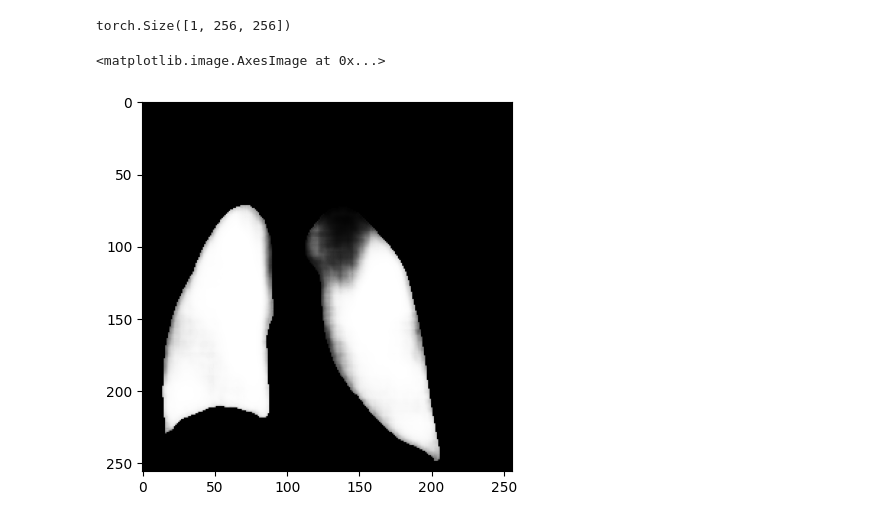
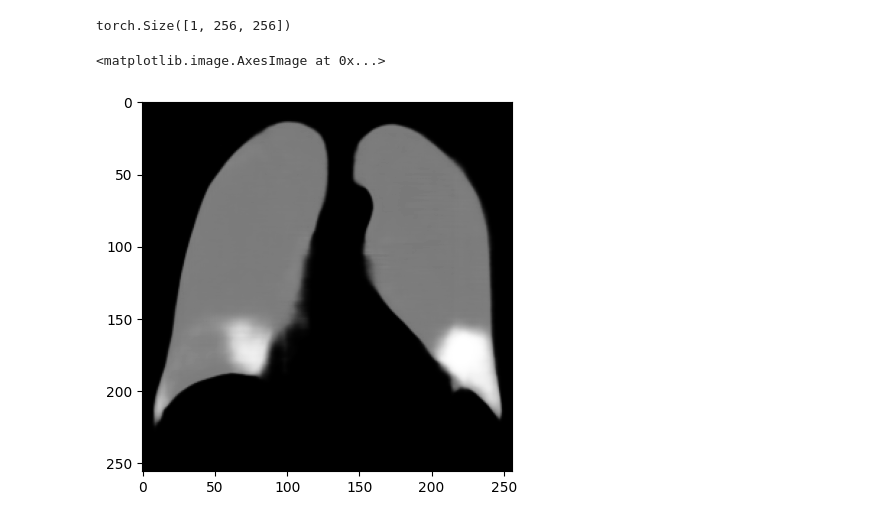
Before and after one commit to minhhvu17/mlmed2024, a Jupyter notebook: Report_3/lungcovid.ipynb, the cells around one changed output. Drawn from its saved outputs; the diff is of its cells as text; code cells hidden in the pictures.

```diff
--- a/Report_3/lungcovid.ipynb
+++ b/Report_3/lungcovid.ipynb
@@ -81,9 +83,9 @@ class CustomDataset(Dataset):
         image = np.array(cv.imread(image_path))[:,:,0]
         lung_mask = np.array(cv.imread(lung_mask_path))[:,:,0]
         X = self.transform(image)
-        print(X.shape)
         X = self.scaler.fit_transform(X[0])
         X = np.expand_dims(X, 0)
+        X = torch.FloatTensor(X)
 
         infection_mask_path = self.data[index]['infection_mask']
         infection_mask = np.array(cv.imread(infection_mask_path))[:,:,0]
@@ -121,6 +145,7 @@ class Model(nn.Module):
         )
         self.conv3x3_2 = nn.Sequential(
             nn.MaxPool2d(kernel_size = 2, stride = 2),
+            nn.Dropout(0.2),
             nn.Conv2d(in_channels=64, out_channels=128, kernel_size = 3, padding = 'same'),
             nn.BatchNorm2d(128),
             nn.ReLU(inplace = True),
@@ -130,6 +155,7 @@ class Model(nn.Module):
         )
         self.conv3x3_3 = nn.Sequential(
             nn.MaxPool2d(kernel_size = 2, stride = 2),
+            nn.Dropout(0.2),
             nn.Conv2d(in_channels=128, out_channels=256, kernel_size=3, padding = 'same'),
             nn.BatchNorm2d(256),
             nn.ReLU(inplace = True),
@@ -148,6 +174,7 @@ class Model(nn.Module):
         )
         self.conv3x3_5 = nn.Sequential(
             nn.MaxPool2d(kernel_size = 2, stride = 2),
+            nn.Dropout(0.2),
             nn.Conv2d(in_channels=512, out_channels=1024, kernel_size=3, padding = 'same'),
             nn.BatchNorm2d(1024),
             nn.ReLU(inplace = True),
@@ -155,7 +182,10 @@ class Model(nn.Module):
             nn.BatchNorm2d(1024),
             nn.ReLU(inplace = True)
         )
-        self.upconv2x2_1 = nn.ConvTranspose2d(in_channels=1024, out_channels=512, kernel_size=2,stride=2)
+        self.upconv2x2_1 = nn.Sequential(
+            nn.ConvTranspose2d(in_channels=1024, out_channels=512, kernel_size=2,stride=2),
+            nn.Dropout(0.2)
+        )
         self.conv3x3_6 = nn.Sequential(
             nn.Conv2d(in_channels=1024, out_channels=512, kernel_size=3, padding = 'same'),
             nn.BatchNorm2d(512),
@@ -164,7 +194,10 @@ class Model(nn.Module):
             nn.BatchNorm2d(512),
             nn.ReLU(inplace = True)
         )
-        self.upconv2x2_2 = nn.ConvTranspose2d(in_channels=512, out_channels=256, kernel_size=2,stride=2)
+        self.upconv2x2_2 = nn.Sequential(
+            nn.ConvTranspose2d(in_channels=512, out_channels=256, kernel_size=2,stride=2),
+            nn.Dropout(0.2)
+        )
         self.conv3x3_7 = nn.Sequential(
             nn.Conv2d(in_channels=512, out_channels=256, kernel_size=3, padding = 'same'),
             nn.BatchNorm2d(256),
@@ -365,8 +434,9 @@ print(val_losses)
 torch.save(model.state_dict(), "/kaggle/working/model.pt")
 # %%
 from pathlib import Path
-model = Model()
-checkpoint = torch.load(Path('/kaggle/working/model.pt'))
-model.load_state_dict(checkpoint)
+model = Model().to(device)
+# checkpoint = torch.load(Path('/kaggle/working/model_50.pt'))
+model.load_state_dict(torch.load('/kaggle/working/model_50.pt'))
+# model.load_state_dict(checkpoint)
 model.eval()
-model = model.cuda()
+# model = model.to(device)
@@ -373,5 +540,5 @@ model = model.cuda()
 # %%
-test_1 = test_cd[100][0].squeeze(0)
+test_1 = test_cd[3][0].squeeze(0)
 print(test_1.shape)
 plt.imshow(test_1, cmap = 'gray')
 # %% [output]
@@ -383,8 +550,8 @@ print(test_1.unsqueeze(0).shape)
 # %% [output]
 torch.Size([1, 256, 256])
 # %%
-pred_1 = model(test_1.unsqueeze(0).unsqueeze(0).cuda())
-plt.imshow(pred_1.detach().cpu().squeeze(), cmap= "gray")
+pred_1 = model(test_1.unsqueeze(0).unsqueeze(0).to(device))
+plt.imshow(pred_1.detach().cpu().squeeze(), cmap = 'gray')
 # %% [output]
 <matplotlib.image.AxesImage at 0x...>
-[figure, old version]
+[figure, new version]
```
Also changed, not shown: parts of 25 cells of this notebook, 2 other files.
